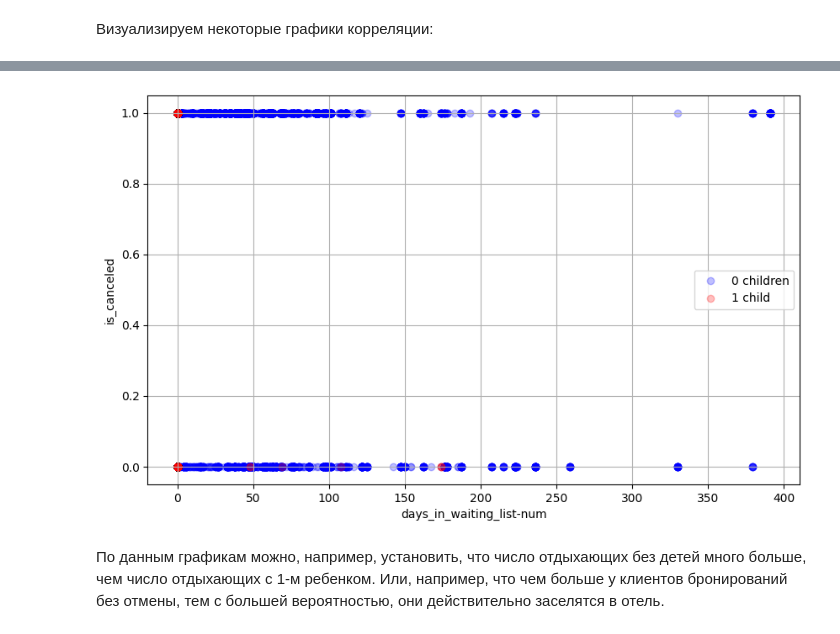
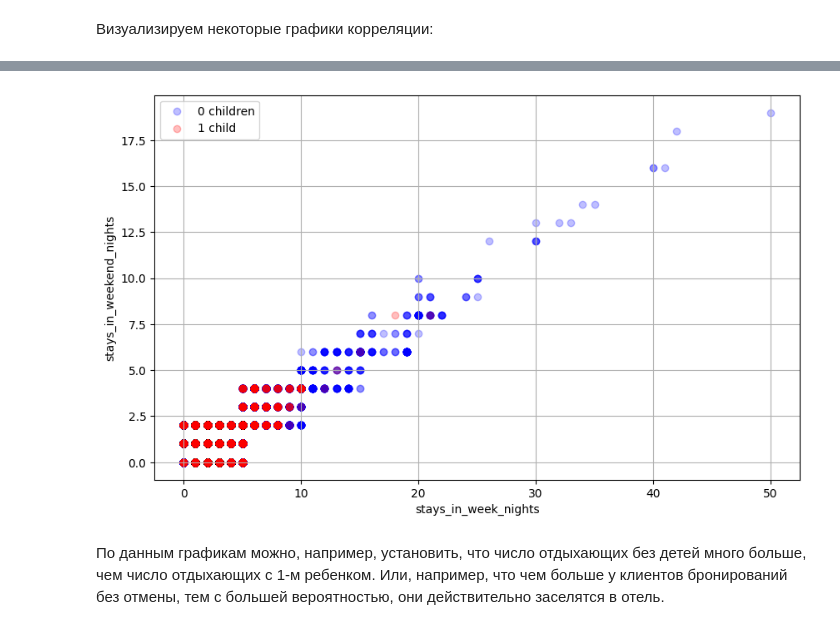
Before and after one commit to BadRedSL/UNNMachineLearningCourse, a Jupyter notebook: LaboratoryWork1/LaboratoryWork1.ipynb, the cells around one changed output, grey strips where cells are left out. Saved outputs shown, nothing was run; the diff lists cells and outputs as text; code cells hidden in the pictures.

Commit message:
Minnor update
Russified description of the dataset and corrected graphics

```diff
--- a/LaboratoryWork1/LaboratoryWork1.ipynb
+++ b/LaboratoryWork1/LaboratoryWork1.ipynb
@@ -246,24 +256,24 @@ pass
 # %%
 plt.figure(figsize = (10, 6))
 
-plt.scatter(data[data['children'] == 0]['days_in_waiting_list'],
-            data[data['children'] == 0]['is_canceled'],
+plt.scatter(data[data['children'] == 0]['stays_in_week_nights'],
+            data[data['children'] == 0]['stays_in_weekend_nights'],
             alpha = 0.25,
             label = '0 children',
             color = 'b')
 
-plt.scatter(data[data['children'] == 1]['days_in_waiting_list'],
-            data[data['children'] == 1]['is_canceled'],
+plt.scatter(data[data['children'] == 1]['stays_in_week_nights'],
+            data[data['children'] == 1]['stays_in_weekend_nights'],
             alpha = 0.25,
             label = '1 child',
             color = 'r')
 
-plt.xlabel('days_in_waiting_list-num')
-plt.ylabel('is_canceled')
+plt.xlabel('stays_in_week_nights')
+plt.ylabel('stays_in_weekend_nights')
 plt.legend()
 plt.grid()
 # %% [output]
-[figure, old version]
+[figure, new version]
 # %% [markdown]
 По данным графикам можно, например, установить, что число отдыхающих без детей много больше, чем число отдыхающих с 1-м ребенком.
 Или, например, что чем больше у клиентов бронирований без отмены, тем с большей вероятностью, они действительно заселятся в отель.
```
Also changed, not shown: parts of 12 cells of this notebook.
